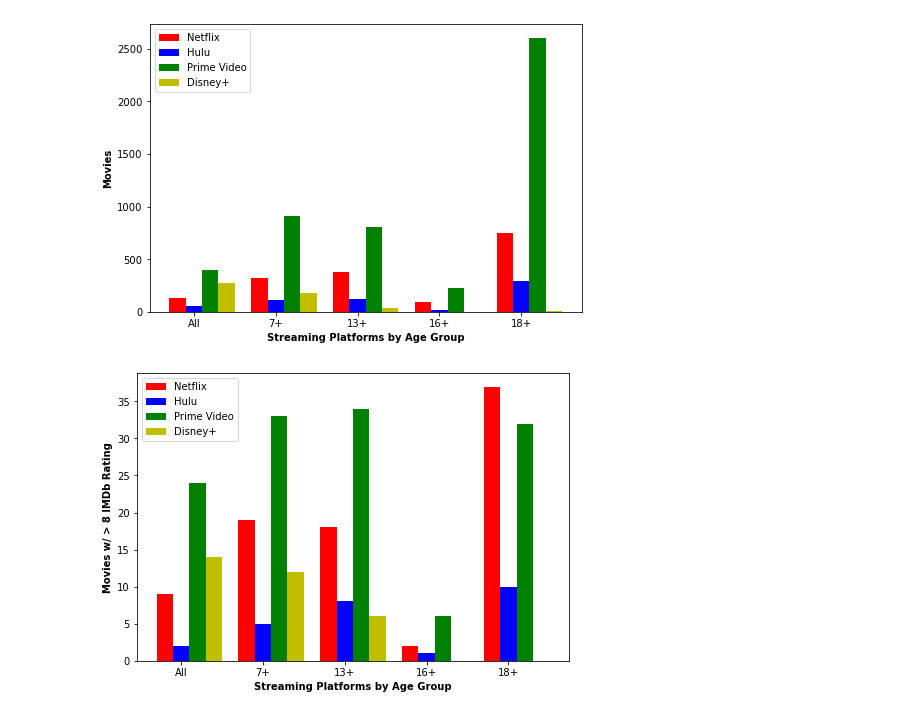
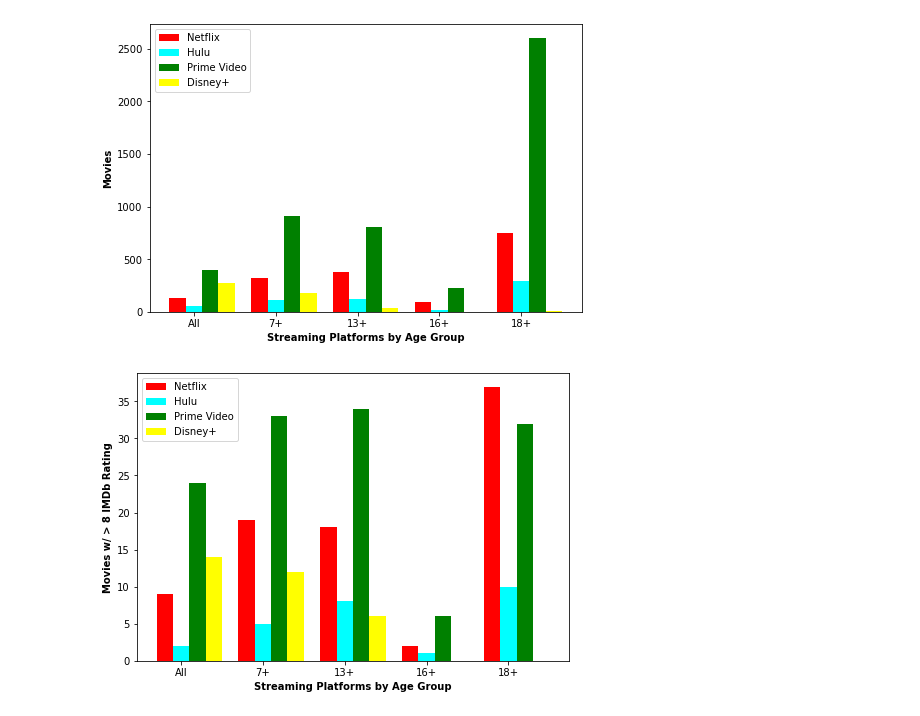
Before and after one commit to jtslater2/old_fashioned, a Jupyter notebook: Scripts/mpaa.ipynb, the cells around one changed output. Cells and saved outputs as stored; diff of their text form; code cells hidden in the pictures.

```diff
--- a/Scripts/mpaa.ipynb
+++ b/Scripts/mpaa.ipynb
@@ -413,9 +413,9 @@ x = np.arange(5)
 
 ax = fig.add_axes([0,0,1,1])
 ax.bar(x, s2["nf-age"], color = 'r', width = 0.2, label = "Netflix")
-ax.bar(x+.2, s3["hu-age"], color = 'b', width = 0.2, label = "Hulu")
+ax.bar(x+.2, s3["hu-age"], color = 'aqua', width = 0.2, label = "Hulu")
 ax.bar(x+ .4, s4["pv-age"], color = 'g', width = 0.2, label = "Prime Video")
-ax.bar(x+.6, s5["di-age"], color = 'y', width = 0.2, label = "Disney+")
+ax.bar(x+.6, s5["di-age"], color = 'yellow', width = 0.2, label = "Disney+")
 
 
 plt.xlabel('Streaming Platforms by Age Group', fontweight ='bold')
@@ -436,33 +436,33 @@ plt.show()
 
 #plt.savefig(r'../Final_Datasets/Age Group - Movies per Streaming Service.png',bbox_inches = 'tight')
 # %% [output]
-[figure, old version]
+[figure, new version]
 # %%
 #movie count by age group - high IMDb scores
 
 fig = plt.figure(figsize = (6,4))
 
 x = np.arange(5)
 
 ax = fig.add_axes([0,0,1,1])
 ax.bar(x, hs2["hnf-age"], color = 'r', width = 0.2, label = "Netflix")
-ax.bar(x+.2, hs3["hhu-age"], color = 'b', width = 0.2, label = "Hulu")
+ax.bar(x+.2, hs3["hhu-age"], color = 'aqua', width = 0.2, label = "Hulu")
 ax.bar(x+ .4, hs4["hpv-age"], color = 'g', width = 0.2, label = "Prime Video")
-ax.bar(x+.6, hs5["hdi-age"], color = 'y', width = 0.2, label = "Disney+")
+ax.bar(x+.6, hs5["hdi-age"], color = 'yellow', width = 0.2, label = "Disney+")
 
 plt.xlabel('Streaming Platforms by Age Group', fontweight ='bold')
 plt.ylabel('Movies w/ > 8 IMDb Rating', fontweight ='bold')
 #plt.xticks(['all', '7+', '13+', '16+', '18+'])
 plt.xticks([r + .2 for r in range(5)],
            ['All', '7+', '13+', '16+', '18+'])
 
 plt.legend()
 
 plt.savefig(r'../Final_Datasets/Age Group - Movies per Streaming Service with high IMDb score.png', bbox_inches = 'tight')
 
 plt.show()
 # %% [output]
-[figure, old version]
+[figure, new version]
 # %%
 #tv show count by age group
 
```
Also changed, not shown: parts of 9 cells of this notebook, 4 other files.
